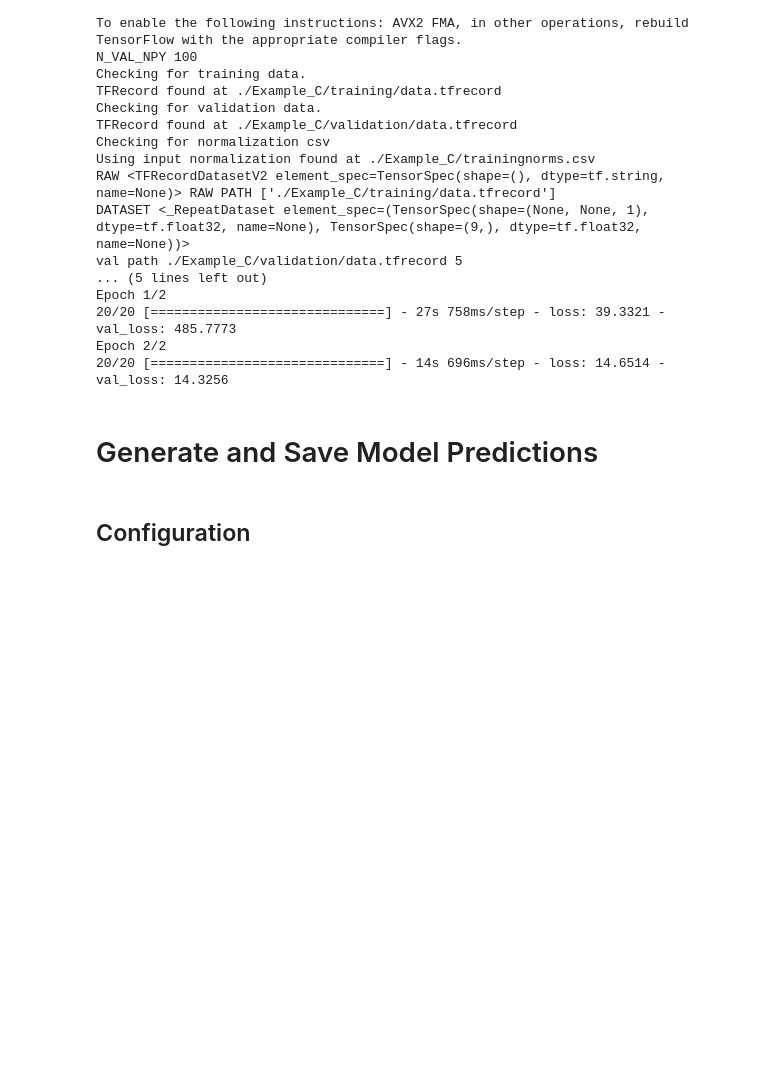
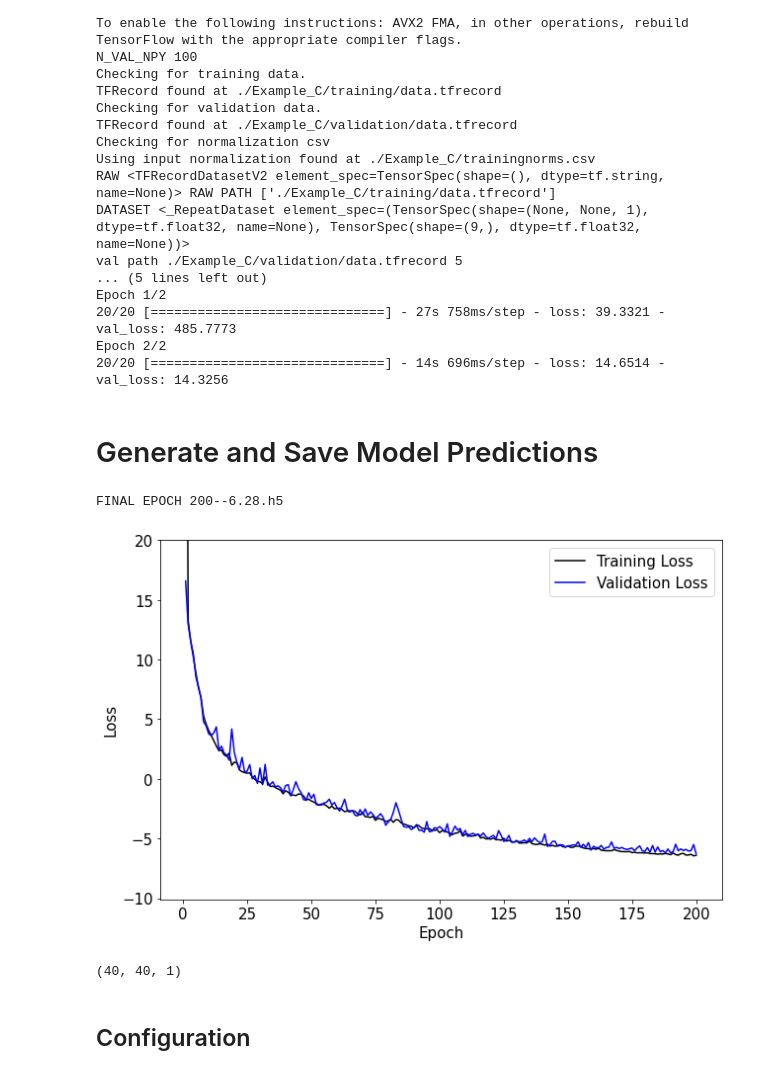
Before and after one commit to P-1884/paltas, a Jupyter notebook: Minimal Reproducible Notebook.ipynb, the cells around one changed output. Drawn from its saved outputs; the diff is of its cells as text; code cells hidden in the pictures; blank space fills up the shorter version.

```diff
--- a/Minimal Reproducible Notebook.ipynb
+++ b/Minimal Reproducible Notebook.ipynb
@@ -1,20 +1,26 @@
 # %% [markdown]
 # Import Packages
 # %%
-paltas_directory = '/Users/hollowayp/paltas/'
+paltas_directory = '/mnt/zfsusers/hollowayp/paltas/'
+training_directory = '/mnt/extraspace/hollowayp/paltas_data/Example_F/'
 import os
 os.chdir(paltas_directory)
 import paltas
-from paltas.Analysis.AnalysisConfigs.train_config_examp import learning_params,batch_size,flip_pairs,n_epochs,random_seed,norm_images,loss_function,model_type,directory_to_save
+from paltas.Analysis.AnalysisConfigs.train_config_examp import learning_params,batch_size,flip_pairs,\
+                                                               n_epochs,random_seed,norm_images,\
+                                                               loss_function,model_type,directory_to_save_model,\
+                                                               npy_folders_train,img_size
 from paltas.Analysis import hierarchical_inference,dataset_generation, loss_functions, conv_models
-import matplotlib.pyplot as plt
+import matplotlib.pyplot as pl
 from scipy.stats import norm
 import tensorflow as tf
+from tqdm import tqdm
 import pandas as pd
 import numpy as np
 import corner
 import emcee
 import numba
-import os
-
+import h5py
+import glob
+random_seed = 4
 np.random.seed(4)
@@ -61,6 +54,42 @@ Epoch 2/2
 20/20 [==============================] - 14s 696ms/step - loss: 14.6514 - val_loss: 14.3256
 # %% [markdown]
 # Generate and Save Model Predictions
+# %%
+def load_model_weights_list(directory):
+    weights_list = glob.glob(directory+'./model_weights/*')
+    weights_list = [elem.split('model_weights/')[1] for elem in weights_list]
+    return weights_list
+
+def return_final_epoch_weights(directory):
+    weights_list = load_model_weights_list(directory)
+    final_epoch =  np.max([int(elem.split('-')[0]) for elem in a])
+    w_filename = [x for x in weights_list if x.startswith("{:02d}".format(final_epoch)+'-')][0]
+    print('FINAL EPOCH',w_filename)
+    return directory+'/model_weights/'+w_filename
+
+def plot_loss_curves(directory,ymax=None):
+    db_loss = pd.read_csv(directory)
+    fig,ax = pl.subplots(1,figsize=(9,6))
+    ax.plot(db_loss['epoch'],(db_loss['loss']),c='k')
+    ax.plot(db_loss['epoch'],(db_loss['val_loss']),c='blue')
+    ax.set_xlabel('Epoch',fontsize=15)
+    ax.set_ylabel('Loss',fontsize=15)
+    if ymax is not None: ax.set_ylim(top=ymax)
+    ax.tick_params(labelsize=15)
+    pl.legend(['Training Loss','Validation Loss'],fontsize=15)
+    pl.tight_layout()
+    pl.show()
+
+a = load_model_weights_list(training_directory)
+d = return_final_epoch_weights(training_directory)
+plot_loss_curves(training_directory+'/loss_function_db.csv',ymax=20)
+# %% [output]
+FINAL EPOCH 200--6.28.h5
+[figure, added]
+# %%
+img_size
+# %% [output]
+(40, 40, 1)
 # %% [markdown]
 ## Configuration
 # %%
```
Also changed, not shown: parts of 24 cells of this notebook, 2 other files.
